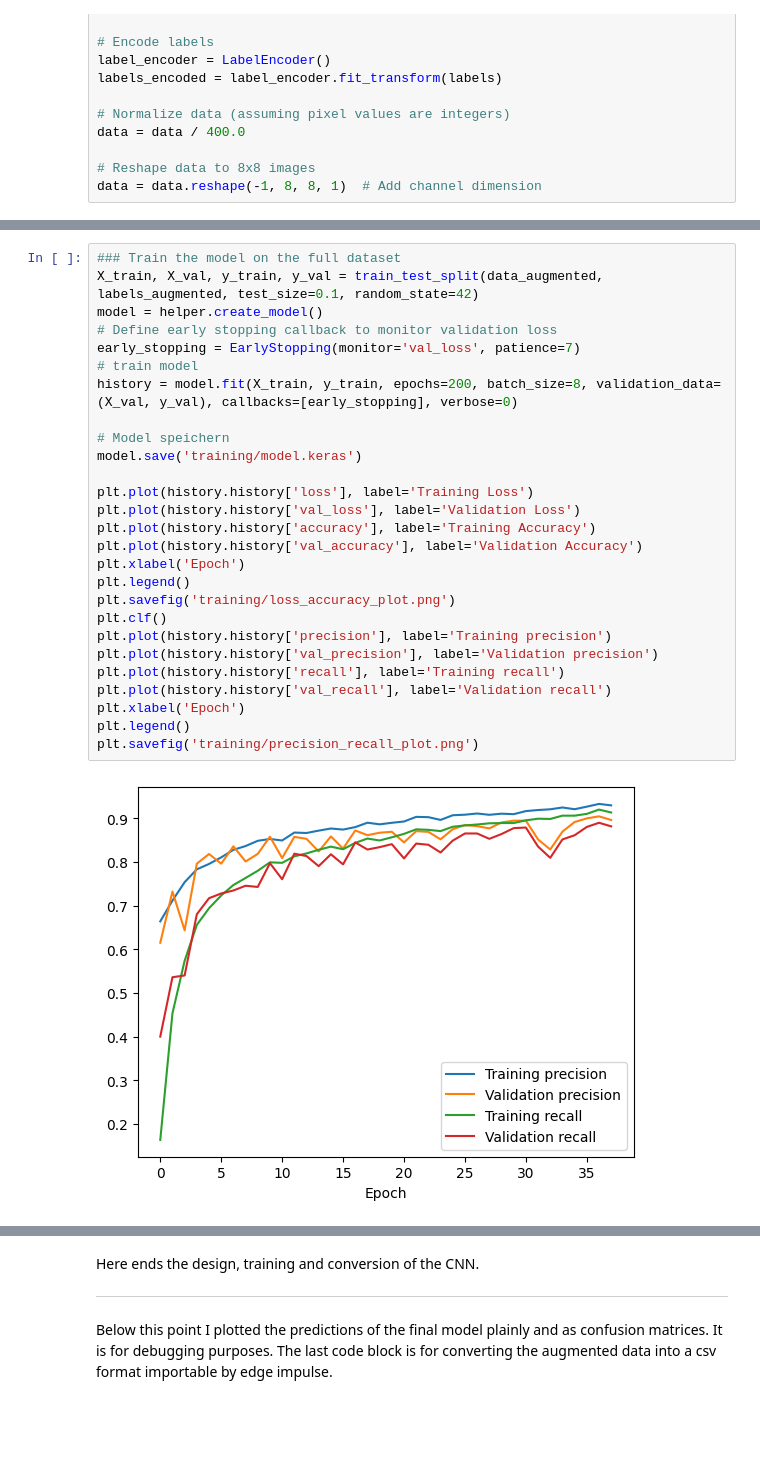
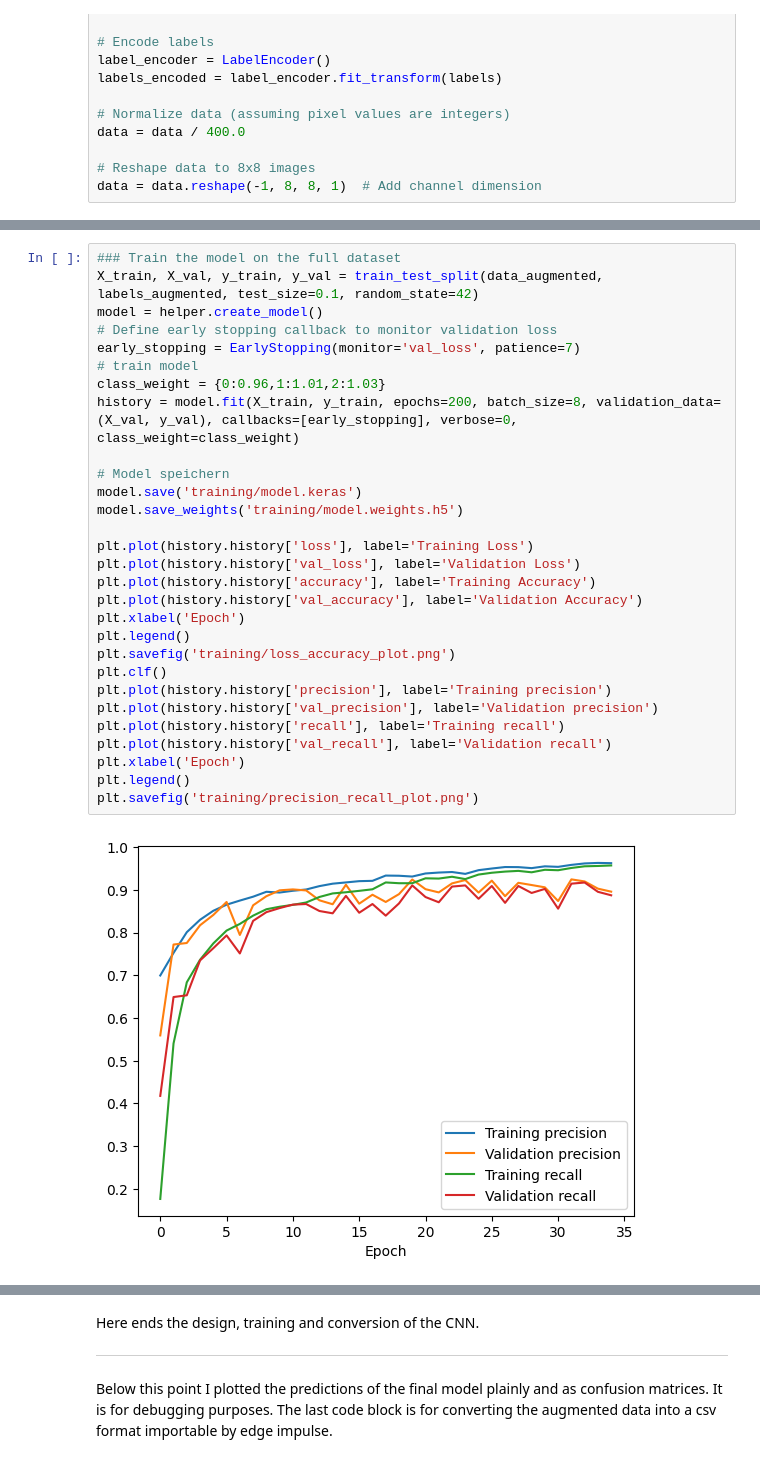
Before and after one commit to PaulaScharf/esp32s2-vl53l8cx-rock-paper-scissors, a Jupyter notebook: train.ipynb, the cells around one changed output, grey strips where cells are left out. Saved outputs shown, nothing was run; the diff lists cells and outputs as text; blank space fills up the shorter version.

Commit message:
class weight cheats

```diff
--- a/train.ipynb
+++ b/train.ipynb
@@ -297,32 +299,34 @@ W0000 00:00:1739896303.350593  417667 tf_tfl_flatbuffer_helpers.cc:368] Ignored
 # %%
 ### Train the model on the full dataset
 X_train, X_val, y_train, y_val = train_test_split(data_augmented, labels_augmented, test_size=0.1, random_state=42)
 model = helper.create_model()
 # Define early stopping callback to monitor validation loss
 early_stopping = EarlyStopping(monitor='val_loss', patience=7)
 # train model
-history = model.fit(X_train, y_train, epochs=200, batch_size=8, validation_data=(X_val, y_val), callbacks=[early_stopping], verbose=0)
+class_weight = {0:0.96,1:1.01,2:1.03}
+history = model.fit(X_train, y_train, epochs=200, batch_size=8, validation_data=(X_val, y_val), callbacks=[early_stopping], verbose=0, class_weight=class_weight)
 
 # Model speichern
 model.save('training/model.keras')
+model.save_weights('training/model.weights.h5')
 
 plt.plot(history.history['loss'], label='Training Loss')
 plt.plot(history.history['val_loss'], label='Validation Loss')
 plt.plot(history.history['accuracy'], label='Training Accuracy')
 plt.plot(history.history['val_accuracy'], label='Validation Accuracy')
 plt.xlabel('Epoch')
 plt.legend()
 plt.savefig('training/loss_accuracy_plot.png')
 plt.clf()
 plt.plot(history.history['precision'], label='Training precision')
 plt.plot(history.history['val_precision'], label='Validation precision')
 plt.plot(history.history['recall'], label='Training recall')
 plt.plot(history.history['val_recall'], label='Validation recall')
 plt.xlabel('Epoch')
 plt.legend()
 plt.savefig('training/precision_recall_plot.png')
 # %% [output]
-[figure, old version]
+[figure, new version]
 # %%
 ### convert model to tflite and C-array
 tflite_model = helper.convert_tflite_model(model)
```
Also changed, not shown: parts of 6 cells of this notebook, 2 other files.
